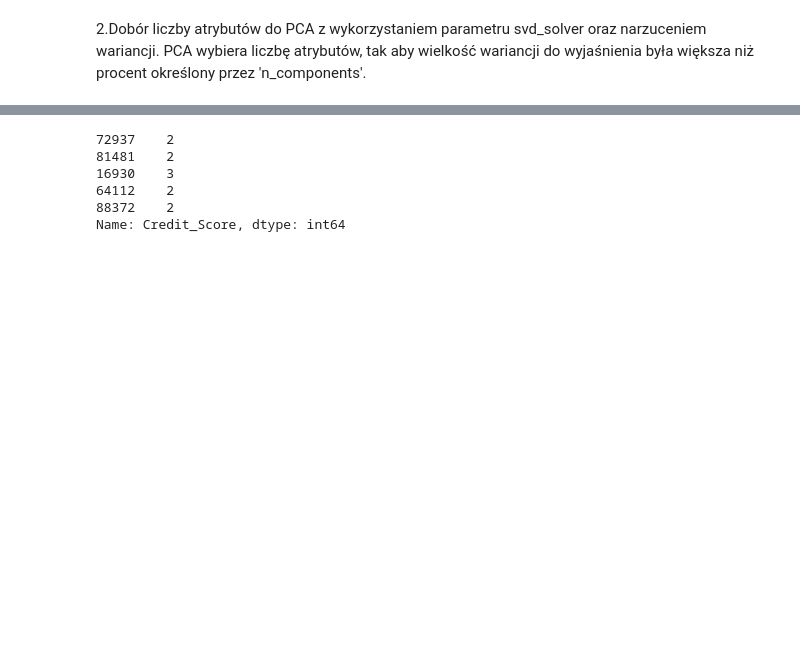
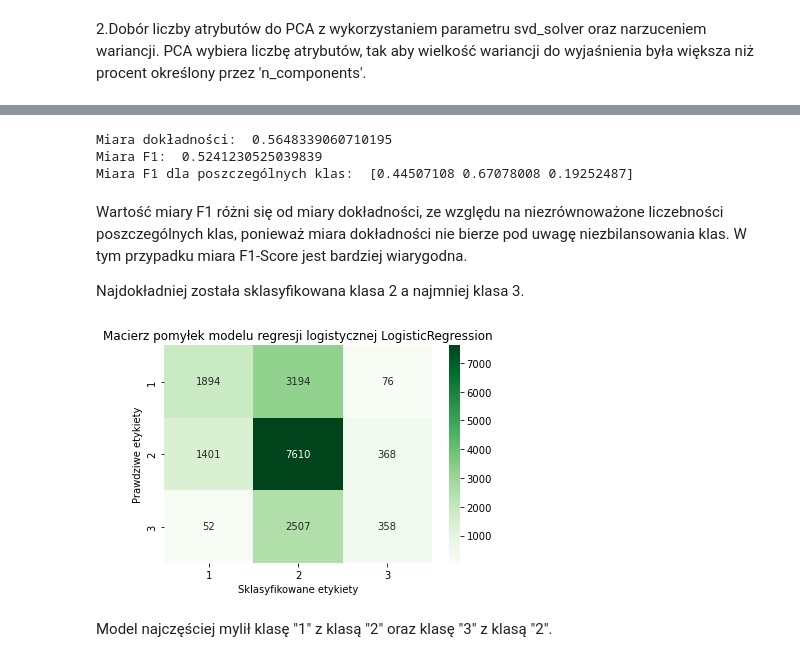
Before and after one commit to Igon78/PUM_Piotr_Wieczorek, a Jupyter notebook: PCA.ipynb, the cells around one changed output, grey strips where cells are left out. Drawn from its saved outputs; the diff is of its cells as text; code cells hidden in the pictures; blank space fills up the shorter version.

Commit message:
Zajęcia 4 27.03
Uczenie oraz ocena modelu klasyfikacji regresji logistycznej.

```diff
--- a/PCA.ipynb
+++ b/PCA.ipynb
@@ -81,12 +93,35 @@ x_train.head()
 | 11876 | 1.759457 | -0.715752 | -0.168728 | -0.060957 | -0.003362 | 0.020809 | -0.130235 | -0.023439 | -0.251338 | -0.462695 | 0.743125 | ... |
 | 44822 | -0.260020 | 0.115622 | 0.373749 | 0.954934 | 0.008808 | -0.019039 | 0.054389 | 0.004529 | 0.047733 | 0.025239 | 0.017079 | ... |
 | 61765 | 1.787460 | -0.767306 | 0.059502 | -0.075344 | -0.004340 | 0.021773 | -0.100379 | -0.034601 | -0.244858 | -0.463615 | 0.746630 | ... |
-# %%
-y_train.head()
-# %% [output]
-72937    2
-81481    2
-16930    3
-64112    2
-88372    2
-Name: Credit_Score, dtype: int64
+# %%
+from sklearn.linear_model import LogisticRegression
+from sklearn.metrics import accuracy_score,confusion_matrix,f1_score
+
+clf_lg = LogisticRegression(random_state = 10).fit(x_train,y_train) #uczenie modelu
+y_pred = clf_lg.predict(x_test) # predykcja zbioru testowego
+
+#dokładność predykcji modelu
+print("Miara dokładności: ",accuracy_score(y_test, y_pred))
+#średnia ważona f1-score dla wszystkich klas
+print("Miara F1: ",f1_score(y_test, y_pred,average='weighted'))
+print("Miara F1 dla poszczególnych klas: ",f1_score(y_test, y_pred,average=None))
+# %% [output]
+Miara dokładności:  0.5648339060710195
+Miara F1:  0.5241230525039839
+Miara F1 dla poszczególnych klas:  [0.44507108 0.67078008 0.19252487]
+# %% [markdown]
+Wartość miary F1 różni się od miary dokładności, ze względu na niezrównoważone liczebności poszczególnych klas, ponieważ miara dokładności nie bierze pod uwagę niezbilansowania klas. W tym przypadku miara F1-Score jest bardziej wiarygodna.
+
+Najdokładniej została sklasyfikowana klasa 2 a najmniej klasa 3.
+# %%
+plt.figure()
+matrix = confusion_matrix(y_test, y_pred)
+ax= plt.subplot()
+sns.heatmap(matrix, annot=True, fmt='g', ax=ax,cmap='Greens')
+ax.set_xlabel('Sklasyfikowane etykiety');ax.set_ylabel('Prawdziwe etykiety')
+ax.set_title(f'Macierz pomyłek modelu regresji logistycznej {type(clf_lg).__name__}');
+ax.xaxis.set_ticklabels(clf_lg.classes_); ax.yaxis.set_ticklabels(clf_lg.classes_);
+# %% [output]
+[figure, added]
+# %% [markdown]
+Model najczęściej mylił klasę "1" z klasą "2" oraz klasę "3" z klasą "2".
```
Also changed, not shown: parts of 4 cells of this notebook.
